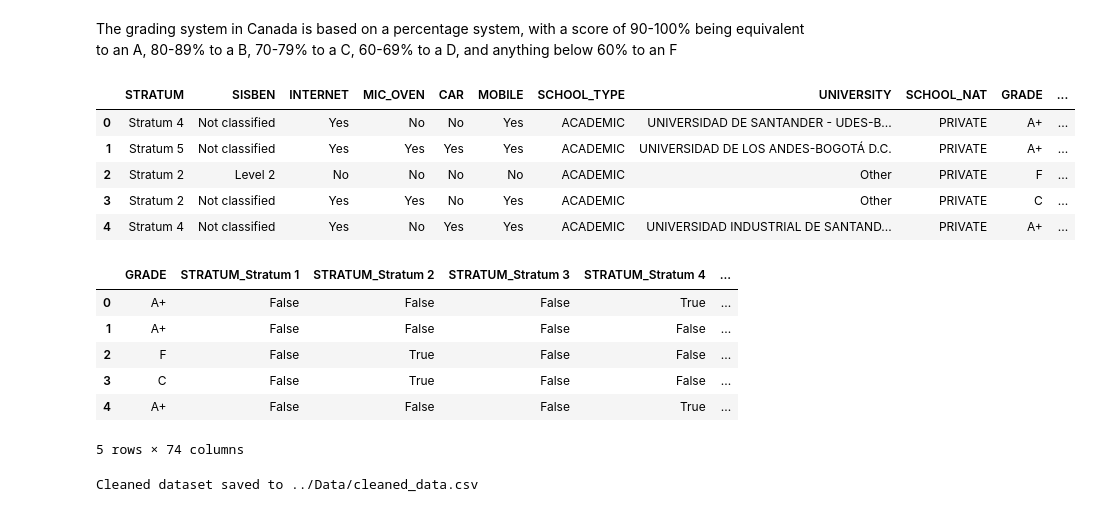
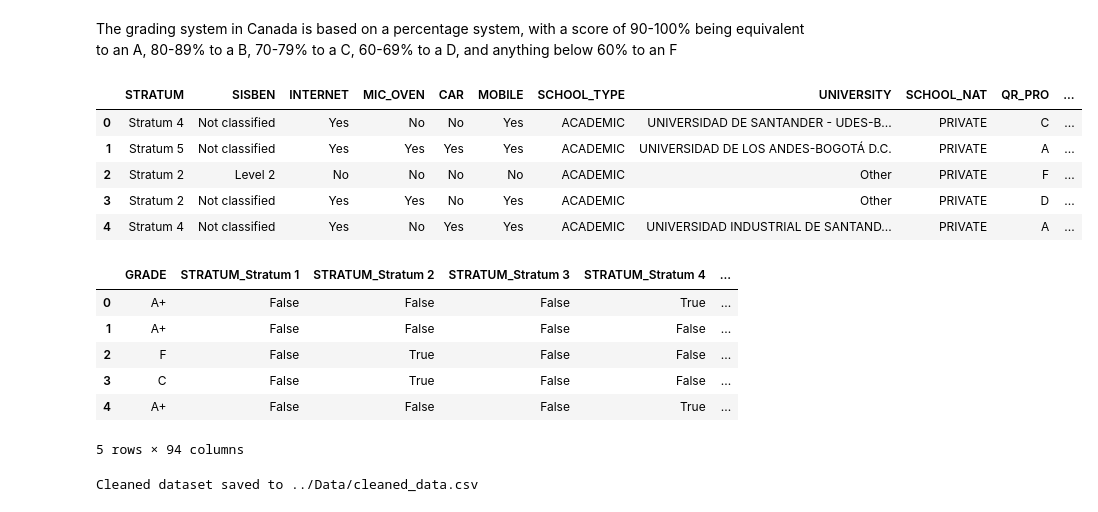
Before and after one commit to dganea/Student_ML_03, a Jupyter notebook: 2-Data_Analysis/cleanDataSet.ipynb, the cells around one changed output. Cells and saved outputs as stored; diff of their text form; code cells hidden in the pictures.

```diff
--- a/2-Data_Analysis/cleanDataSet.ipynb
+++ b/2-Data_Analysis/cleanDataSet.ipynb
@@ -253,29 +248,32 @@ df.head()
 # %% [markdown]
 The grading system in Canada is based on a percentage system, with a score of 90-100% being equivalent to an A, 80-89% to a B, 70-79% to a C, 60-69% to a D, and anything below 60% to an F
 # %%
-# Encode the 'GRADE_NUM' column to the dataset into the following categories: \
+# Encode the 'QR_PRO', 'CR_PRO', 'CC_PRO', 'ENG_PRO', and 'WC_PRO' columns into the following categories: \
 # if percentile is less than 60, then GRADE is 'F', \
 # if percentile is between 60 and 69.9, then GRADE is 'D', \
 # if percentile is between 70 and 79.9, then GRADE is 'C', \
 # if percentile is between 80 and 89.9, then GRADE is 'B', \
 # if percentile is between 90 and 100, then GRADE is 'A', \
 
 bins = [0, 60, 70, 80, 90, 101]
 labels = ['F', 'D', 'C', 'B', 'A']
-df['GRADE_NUM'] = pd.cut(df['GRADE_NUM'], bins=bins, labels=labels, include_lowest=True)
+df['QR_PRO'] = pd.cut(df['QR_PRO'], bins=bins, labels=labels, include_lowest=True)
+df['CR_PRO'] = pd.cut(df['CR_PRO'], bins=bins, labels=labels, include_lowest=True)
+df['CC_PRO'] = pd.cut(df['CC_PRO'], bins=bins, labels=labels, include_lowest=True)
+df['ENG_PRO'] = pd.cut(df['ENG_PRO'], bins=bins, labels=labels, include_lowest=True)
+df['WC_PRO'] = pd.cut(df['WC_PRO'], bins=bins, labels=labels, include_lowest=True)
 
 df.head()
 # %% [output]
-|  | STRATUM | SISBEN | INTERNET | MIC_OVEN | CAR | MOBILE | SCHOOL_TYPE | UNIVERSITY | SCHOOL_NAT | GRADE | ... |
-| 0 | Stratum 4 | Not classified | Yes | No | No | Yes | ACADEMIC | UNIVERSIDAD DE SANTANDER - UDES-B... | PRIVATE | A+ | ... |
-| 1 | Stratum 5 | Not classified | Yes | Yes | Yes | Yes | ACADEMIC | UNIVERSIDAD DE LOS ANDES-BOGOTÁ D.C. | PRIVATE | A+ | ... |
+|  | STRATUM | SISBEN | INTERNET | MIC_OVEN | CAR | MOBILE | SCHOOL_TYPE | UNIVERSITY | SCHOOL_NAT | QR_PRO | ... |
+| 0 | Stratum 4 | Not classified | Yes | No | No | Yes | ACADEMIC | UNIVERSIDAD DE SANTANDER - UDES-B... | PRIVATE | C | ... |
+| 1 | Stratum 5 | Not classified | Yes | Yes | Yes | Yes | ACADEMIC | UNIVERSIDAD DE LOS ANDES-BOGOTÁ D.C. | PRIVATE | A | ... |
 | 2 | Stratum 2 | Level 2 | No | No | No | No | ACADEMIC | Other | PRIVATE | F | ... |
-| 3 | Stratum 2 | Not classified | Yes | Yes | No | Yes | ACADEMIC | Other | PRIVATE | C | ... |
-| 4 | Stratum 4 | Not classified | Yes | No | Yes | Yes | ACADEMIC | UNIVERSIDAD INDUSTRIAL DE SANTAND... | PRIVATE | A+ | ... |
+| 3 | Stratum 2 | Not classified | Yes | Yes | No | Yes | ACADEMIC | Other | PRIVATE | D | ... |
+| 4 | Stratum 4 | Not classified | Yes | No | Yes | Yes | ACADEMIC | UNIVERSIDAD INDUSTRIAL DE SANTAND... | PRIVATE | A | ... |
 # %%
 # One-hot encode the categorical columns: 'STRATUM', 'SISBEN', 'INTERNET', 'MIC_OVEN', 'CAR', 'MOBILE', 'SCHOOL_TYPE', 'UNIVERSITY', 'SCHOOL_NAT', and 'GRADE_NUM'
-df = pd.get_dummies(df, columns=['STRATUM', 'SISBEN', 'INTERNET', 'MIC_OVEN', 'CAR', 'MOBILE', 'SCHOOL_TYPE', 'UNIVERSITY', 'SCHOOL_NAT', 'GRADE_NUM'])
-
+df = pd.get_dummies(df, columns=['STRATUM', 'SISBEN', 'INTERNET', 'MIC_OVEN', 'CAR', 'MOBILE', 'SCHOOL_TYPE', 'UNIVERSITY', 'SCHOOL_NAT', 'QR_PRO', 'CR_PRO', 'CC_PRO', 'ENG_PRO', 'WC_PRO',])
 df.head()
 # %% [output]
 |  | GRADE | STRATUM_Stratum 1 | STRATUM_Stratum 2 | STRATUM_Stratum 3 | STRATUM_Stratum 4 | ... |
@@ -284,7 +282,7 @@ df.head()
 | 2 | F | False | True | False | False | ... |
 | 3 | C | False | True | False | False | ... |
 | 4 | A+ | False | False | False | True | ... |
-5 rows × 74 columns
+5 rows × 94 columns
 # %%
 # Save the cleaned dataset to a new file in ../Data/ directory
 pathToCleanedFile = '../Data/cleaned_data.csv'
```
Also changed, not shown: parts of 1 cell of this notebook, 6 other files.
